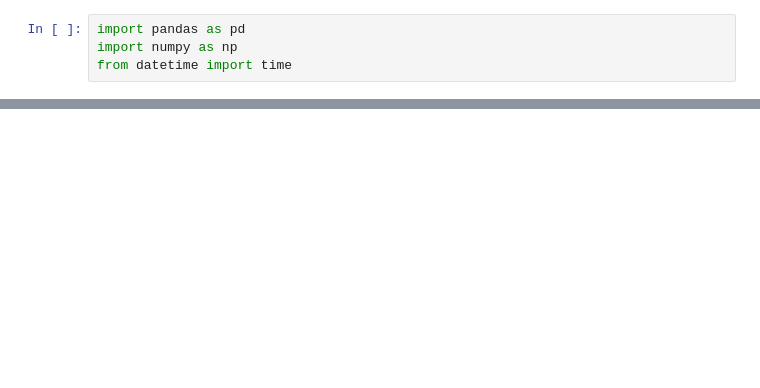
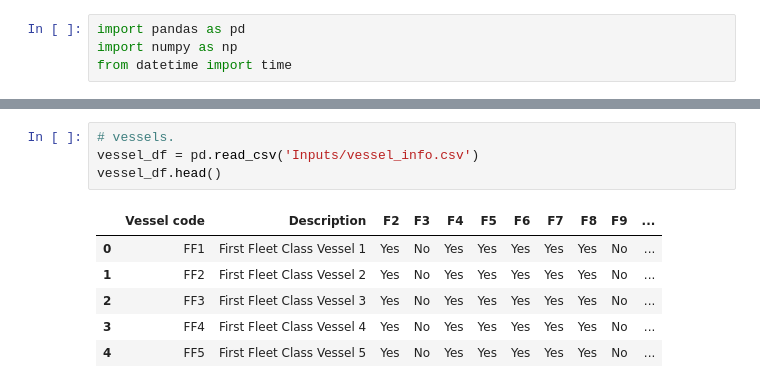
Before and after one commit to ricardo3709/FerryILP, a Jupyter notebook: load_ferry_data.ipynb, the cells around one changed output, grey strips where cells are left out. Cells and saved outputs as stored; diff of their text form; blank space fills up the shorter version.

```diff
--- a/load_ferry_data.ipynb
+++ b/load_ferry_data.ipynb
@@ -320,0 +84,11 @@ for s in Zset:
+# %%
+# vessels.
+vessel_df = pd.read_csv('Inputs/vessel_info.csv')
+vessel_df.head()
+# %% [output]
+|  | Vessel code | Description | F2 | F3 | F4 | F5 | F6 | F7 | F8 | F9 | ... |
+| 0 | FF1 | First Fleet Class Vessel 1 | Yes | No | Yes | Yes | Yes | Yes | Yes | No | ... |
+| 1 | FF2 | First Fleet Class Vessel 2 | Yes | No | Yes | Yes | Yes | Yes | Yes | No | ... |
+| 2 | FF3 | First Fleet Class Vessel 3 | Yes | No | Yes | Yes | Yes | Yes | Yes | No | ... |
+| 3 | FF4 | First Fleet Class Vessel 4 | Yes | No | Yes | Yes | Yes | Yes | Yes | No | ... |
+| 4 | FF5 | First Fleet Class Vessel 5 | Yes | No | Yes | Yes | Yes | Yes | Yes | No | ... |
```
Also changed, not shown: parts of 74 cells of this notebook.
